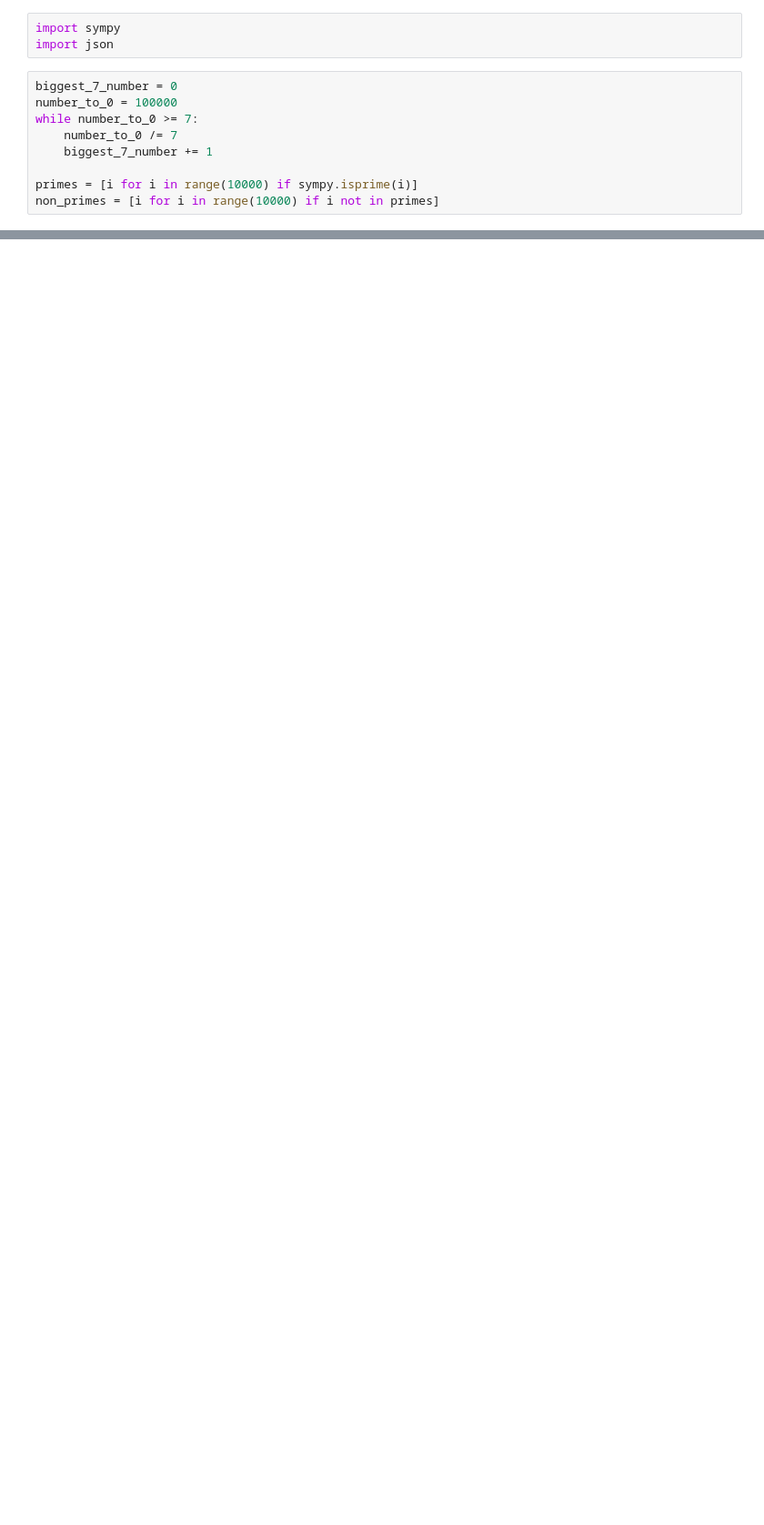
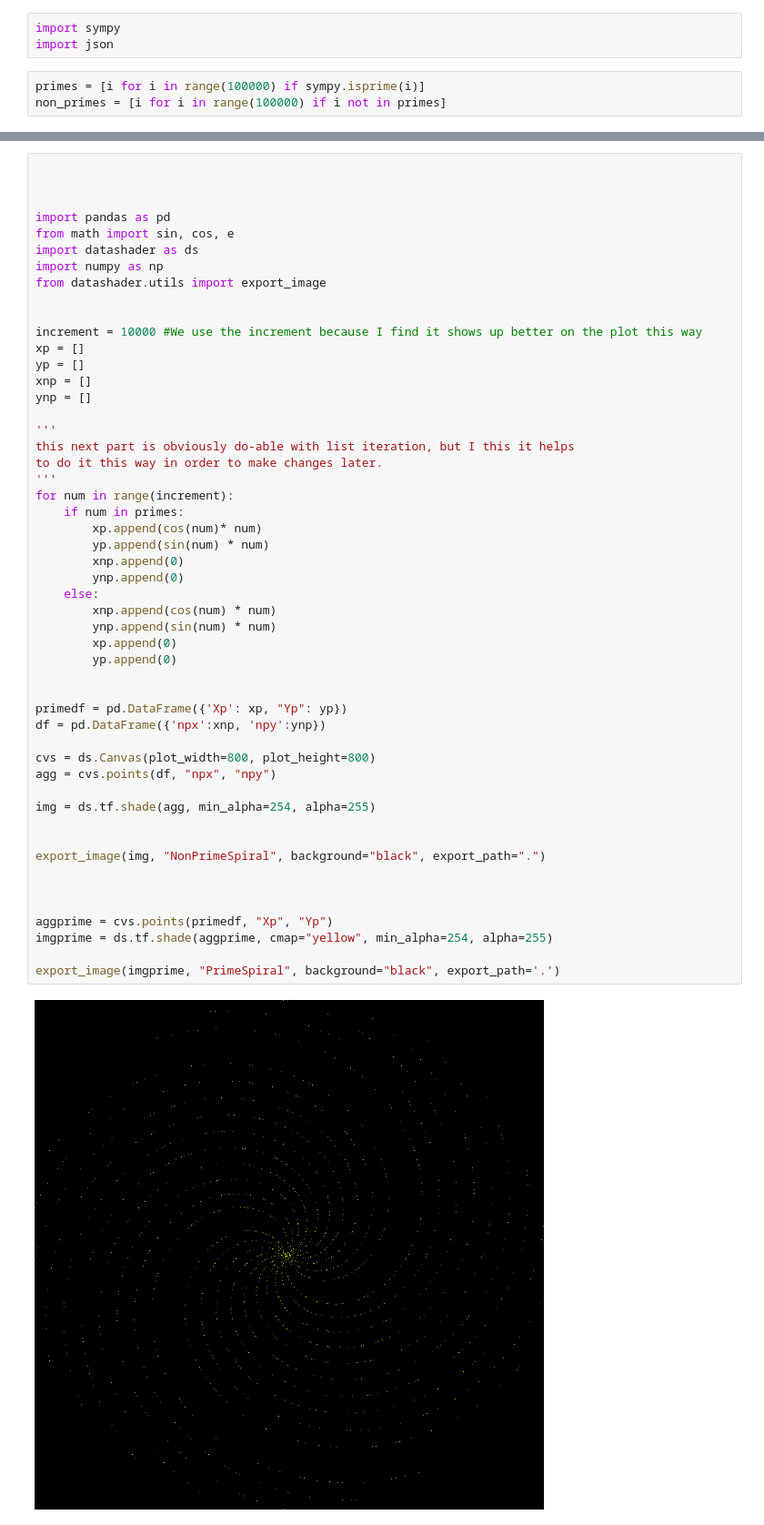
Before and after one commit to Toastisgreat/DS_Portfolio, a Jupyter notebook: Math_Visualizations/Prime number circles/Primevis.ipynb, the cells around one changed output, grey strips where cells are left out. Shown at 91% size. Drawn from its saved outputs; the diff is of its cells as text; blank space fills up the shorter version.

Commit message:
Fixed Prime Spirals

```diff
--- a/Math_Visualizations/Prime number circles/Primevis.ipynb
+++ b/Math_Visualizations/Prime number circles/Primevis.ipynb
@@ -2,11 +2,5 @@
 import sympy
 import json
 # %%
-biggest_7_number = 0
-number_to_0 = 100000
-while number_to_0 >= 7:
-    number_to_0 /= 7
-    biggest_7_number += 1
-
-primes = [i for i in range(10000) if sympy.isprime(i)]
-non_primes = [i for i in range(10000) if i not in primes]
+primes = [i for i in range(100000) if sympy.isprime(i)]
+non_primes = [i for i in range(100000) if i not in primes]
@@ -82,0 +71,53 @@ ModuleNotFoundError: No module named 'holoviews'
+# %%
+
+
+
+import pandas as pd
+from math import sin, cos, e
+import datashader as ds
+import numpy as np
+from datashader.utils import export_image
+
+
+increment = 10000 #We use the increment because I find it shows up better on the plot this way
+xp = []
+yp = []
+xnp = []
+ynp = []
+
+'''
+this next part is obviously do-able with list iteration, but I this it helps
+to do it this way in order to make changes later.
+'''
+for num in range(increment):
+    if num in primes:
+        xp.append(cos(num)* num)
+        yp.append(sin(num) * num)
+        xnp.append(0)
+        ynp.append(0)
+    else:
+        xnp.append(cos(num) * num)
+        ynp.append(sin(num) * num)
+        xp.append(0)
+        yp.append(0)
+
+
+primedf = pd.DataFrame({'Xp': xp, "Yp": yp})
+df = pd.DataFrame({'npx':xnp, 'npy':ynp})
+
+cvs = ds.Canvas(plot_width=800, plot_height=800)
+agg = cvs.points(df, "npx", "npy")
+
+img = ds.tf.shade(agg, min_alpha=254, alpha=255)
+
+
+export_image(img, "NonPrimeSpiral", background="black", export_path=".")
+
+
+
+aggprime = cvs.points(primedf, "Xp", "Yp")
+imgprime = ds.tf.shade(aggprime, cmap="yellow", min_alpha=254, alpha=255)
+
+export_image(imgprime, "PrimeSpiral", background="black", export_path='.')
+# %% [output]
+[figure, added]
```
Also changed, not shown: parts of 9 cells of this notebook, 9 other files.
